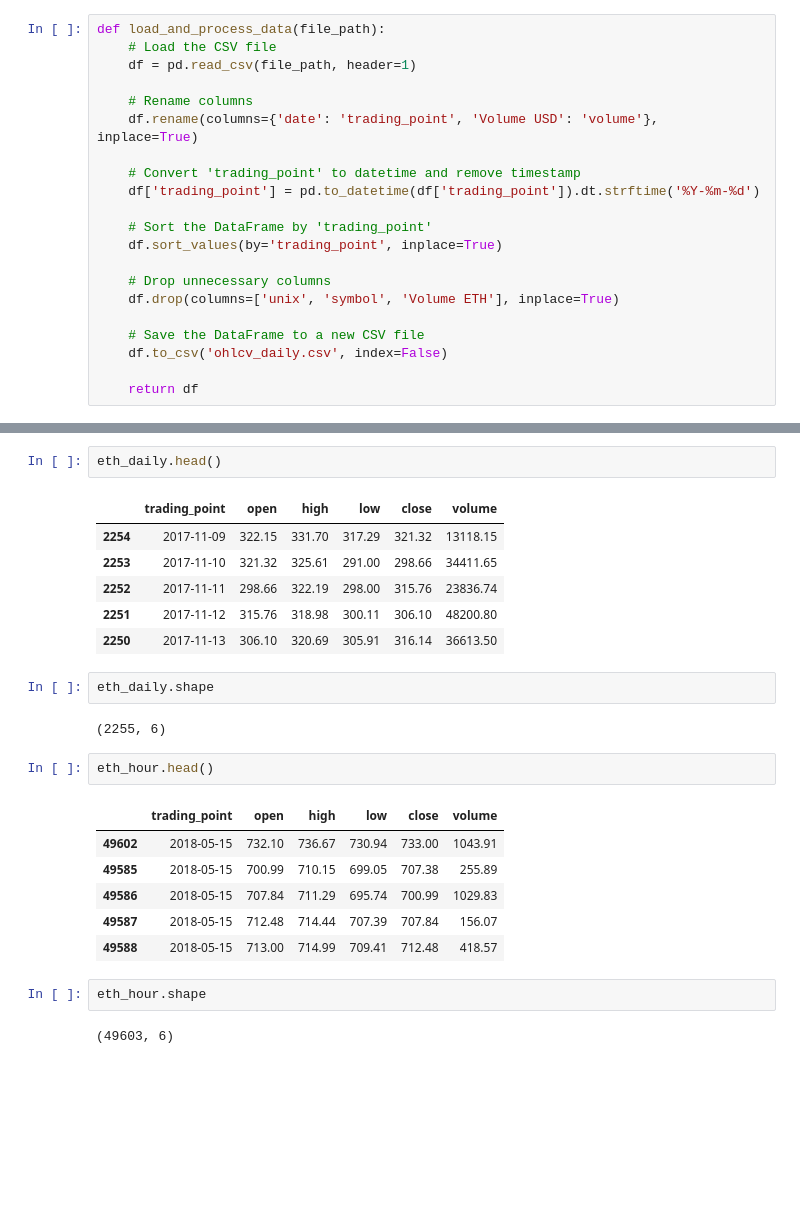
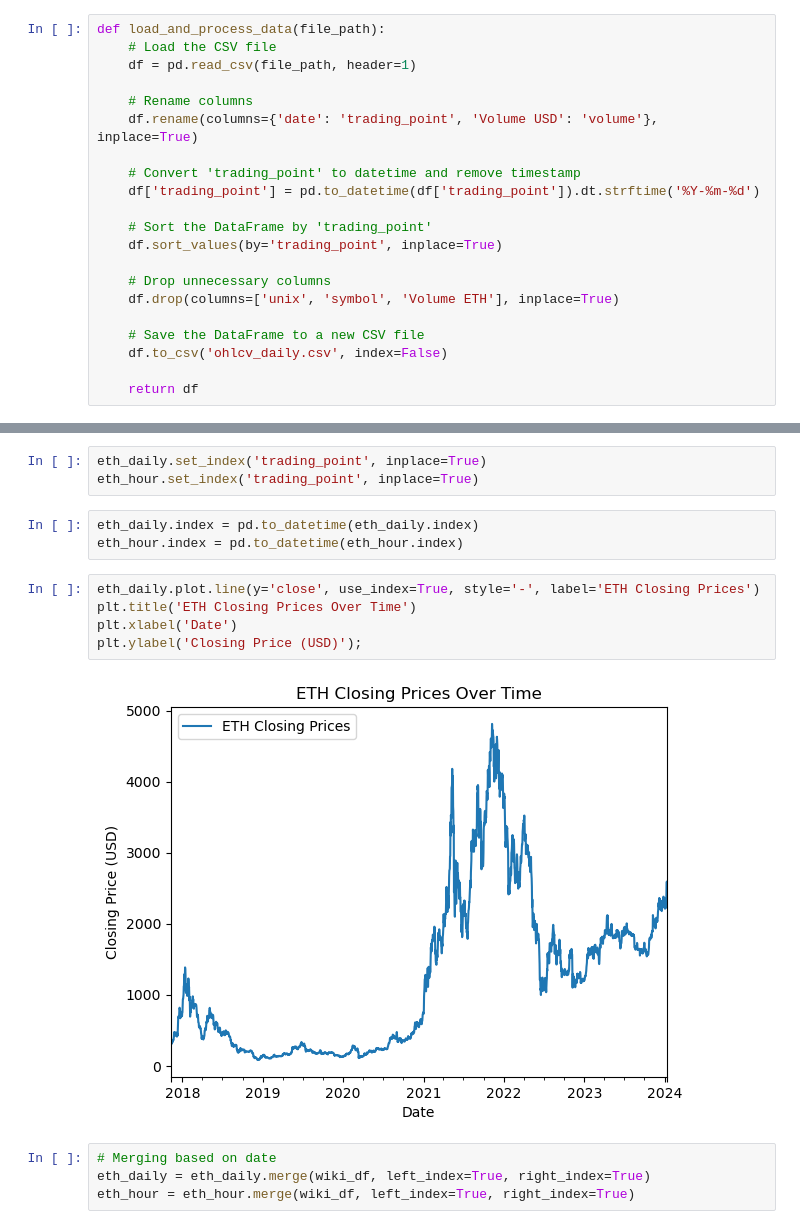
Before and after one commit to bryan-ortiz0/crypto-forecast-analysis, a Jupyter notebook: 01-preprocessing.ipynb, the cells around one changed output, grey strips where cells are left out. Drawn from its saved outputs; the diff is of its cells as text; blank space fills up the shorter version.

```diff
--- a/01-preprocessing.ipynb
+++ b/01-preprocessing.ipynb
@@ -43,26 +46,17 @@ eth_hour.to_csv('ohlcv_hour.csv', index=False)
+# %%
+eth_daily.set_index('trading_point', inplace=True)
+eth_hour.set_index('trading_point', inplace=True)
 # %%
-eth_daily.head()
+eth_daily.index = pd.to_datetime(eth_daily.index)
+eth_hour.index = pd.to_datetime(eth_hour.index)
-# %% [output]
-|  | trading_point | open | high | low | close | volume |
-| 2254 | 2017-11-09 | 322.15 | 331.70 | 317.29 | 321.32 | 13118.15 |
-| 2253 | 2017-11-10 | 321.32 | 325.61 | 291.00 | 298.66 | 34411.65 |
-| 2252 | 2017-11-11 | 298.66 | 322.19 | 298.00 | 315.76 | 23836.74 |
-| 2251 | 2017-11-12 | 315.76 | 318.98 | 300.11 | 306.10 | 48200.80 |
-| 2250 | 2017-11-13 | 306.10 | 320.69 | 305.91 | 316.14 | 36613.50 |
-# %%
-eth_daily.shape
-# %% [output]
-(2255, 6)
-# %%
-eth_hour.head()
-# %% [output]
-|  | trading_point | open | high | low | close | volume |
-| 49602 | 2018-05-15 | 732.10 | 736.67 | 730.94 | 733.00 | 1043.91 |
-| 49585 | 2018-05-15 | 700.99 | 710.15 | 699.05 | 707.38 | 255.89 |
-| 49586 | 2018-05-15 | 707.84 | 711.29 | 695.74 | 700.99 | 1029.83 |
-| 49587 | 2018-05-15 | 712.48 | 714.44 | 707.39 | 707.84 | 156.07 |
-| 49588 | 2018-05-15 | 713.00 | 714.99 | 709.41 | 712.48 | 418.57 |
-# %%
-eth_hour.shape
-# %% [output]
-(49603, 6)
+# %%
+eth_daily.plot.line(y='close', use_index=True, style='-', label='ETH Closing Prices')
+plt.title('ETH Closing Prices Over Time')
+plt.xlabel('Date')
+plt.ylabel('Closing Price (USD)');
+# %% [output]
+[figure, added]
+# %%
+# Merging based on date
+eth_daily = eth_daily.merge(wiki_df, left_index=True, right_index=True)
+eth_hour = eth_hour.merge(wiki_df, left_index=True, right_index=True)
```
Also changed, not shown: parts of 14 cells of this notebook, 13 other files.
